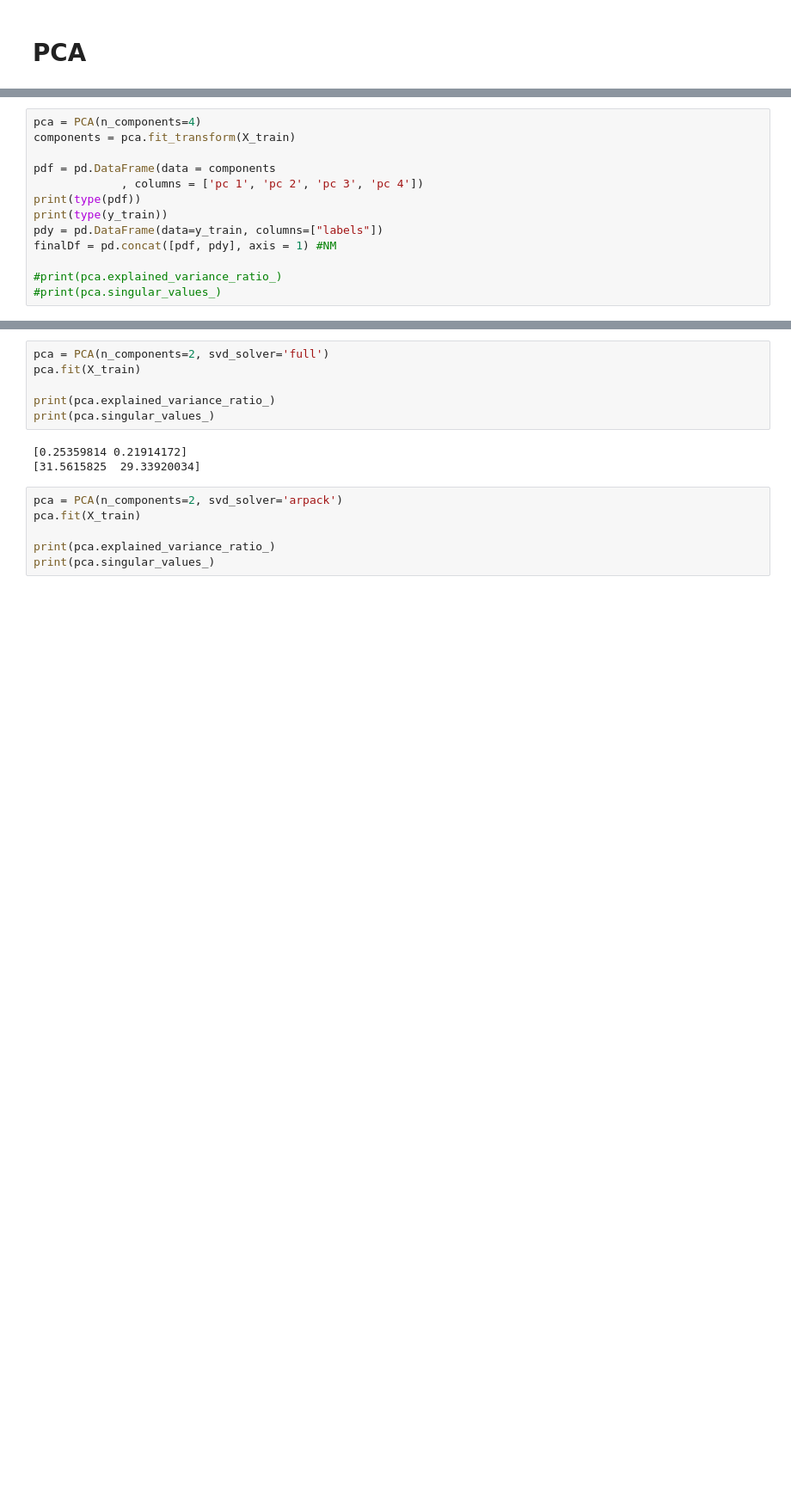
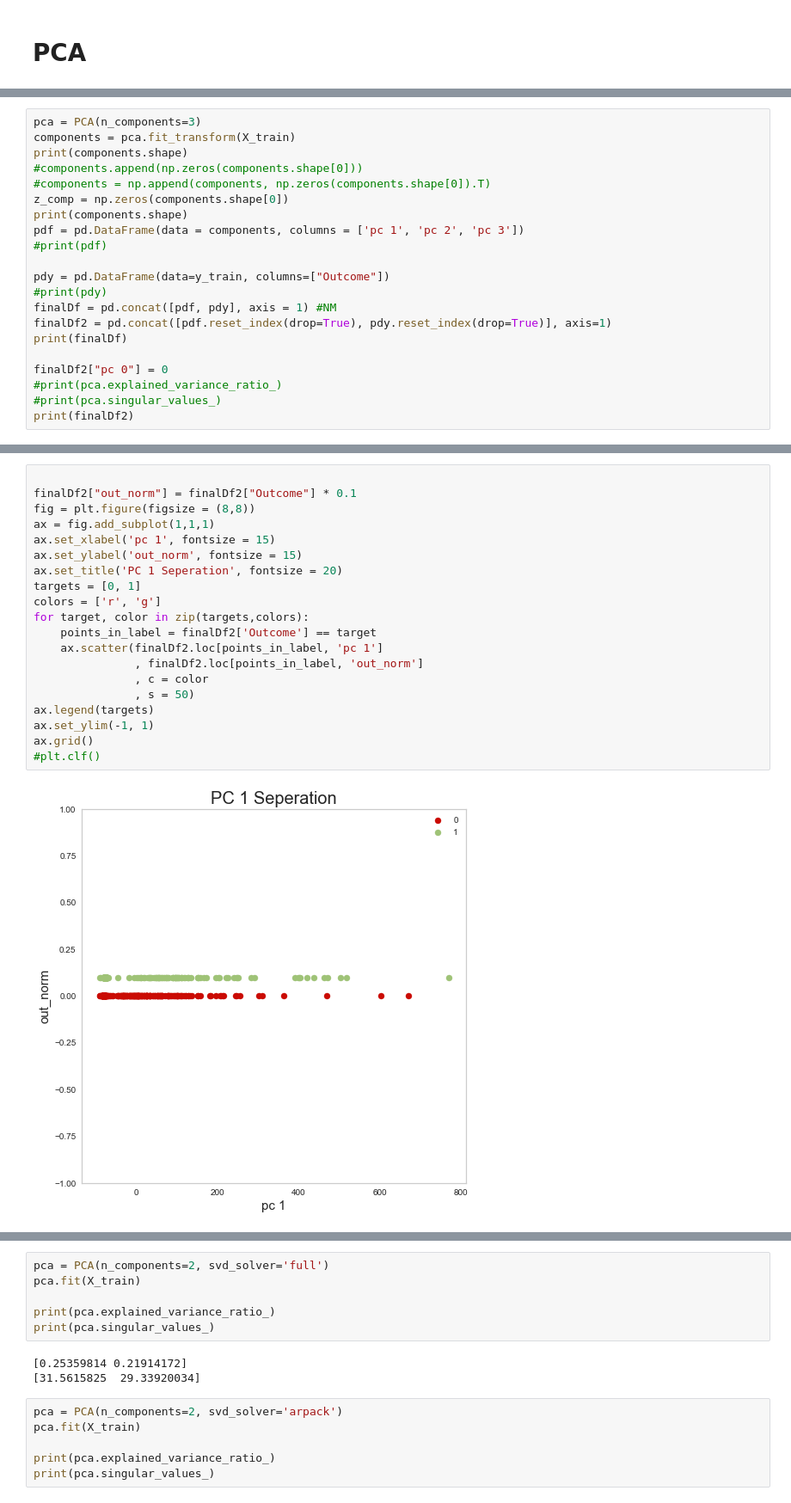
Before and after one commit to jfuerst92/Linothorax, a Jupyter notebook: diabetes.ipynb, the cells around one changed output, grey strips where cells are left out. Shown at 86% size. Drawn from its saved outputs; the diff is of its cells as text; blank space fills up the shorter version.

```diff
--- a/diabetes.ipynb
+++ b/diabetes.ipynb
@@ -360,14 +421,22 @@ def compare_comp_vals_PCA(vals_range, X, y):
 # %%
-pca = PCA(n_components=4)
+pca = PCA(n_components=3)
 components = pca.fit_transform(X_train)
+print(components.shape)
+#components.append(np.zeros(components.shape[0]))
+#components = np.append(components, np.zeros(components.shape[0]).T)
+z_comp = np.zeros(components.shape[0])
+print(components.shape)
+pdf = pd.DataFrame(data = components, columns = ['pc 1', 'pc 2', 'pc 3'])
+#print(pdf)
 
-pdf = pd.DataFrame(data = components
-             , columns = ['pc 1', 'pc 2', 'pc 3', 'pc 4'])
-print(type(pdf))
-print(type(y_train))
-pdy = pd.DataFrame(data=y_train, columns=["labels"])
+pdy = pd.DataFrame(data=y_train, columns=["Outcome"])
+#print(pdy)
 finalDf = pd.concat([pdf, pdy], axis = 1) #NM
+finalDf2 = pd.concat([pdf.reset_index(drop=True), pdy.reset_index(drop=True)], axis=1)
+print(finalDf)
 
+finalDf2["pc 0"] = 0
 #print(pca.explained_variance_ratio_)
 #print(pca.singular_values_)
+print(finalDf2)
 # %% [output]
@@ -387,0 +460,22 @@ finalDf = pd.concat([pdf, pdy], axis = 1) #NM
+# %%
+
+finalDf2["out_norm"] = finalDf2["Outcome"] * 0.1
+fig = plt.figure(figsize = (8,8))
+ax = fig.add_subplot(1,1,1)
+ax.set_xlabel('pc 1', fontsize = 15)
+ax.set_ylabel('out_norm', fontsize = 15)
+ax.set_title('PC 1 Seperation', fontsize = 20)
+targets = [0, 1]
+colors = ['r', 'g']
+for target, color in zip(targets,colors):
+    points_in_label = finalDf2['Outcome'] == target
+    ax.scatter(finalDf2.loc[points_in_label, 'pc 1']
+               , finalDf2.loc[points_in_label, 'out_norm']
+               , c = color
+               , s = 50)
+ax.legend(targets)
+ax.set_ylim(-1, 1)
+ax.grid()
+#plt.clf()
+# %% [output]
+[figure, added]
```
Also changed, not shown: parts of 18 cells of this notebook.
